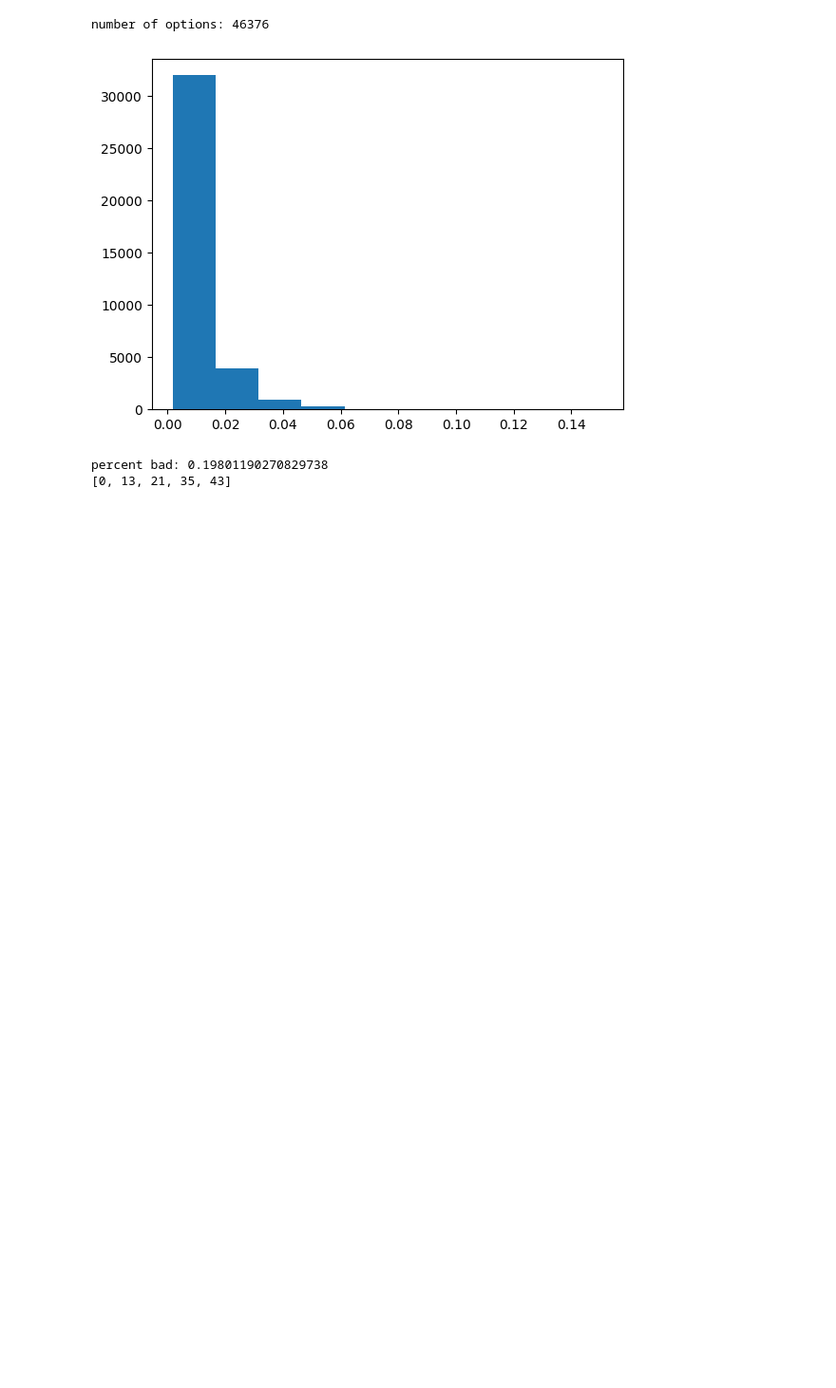
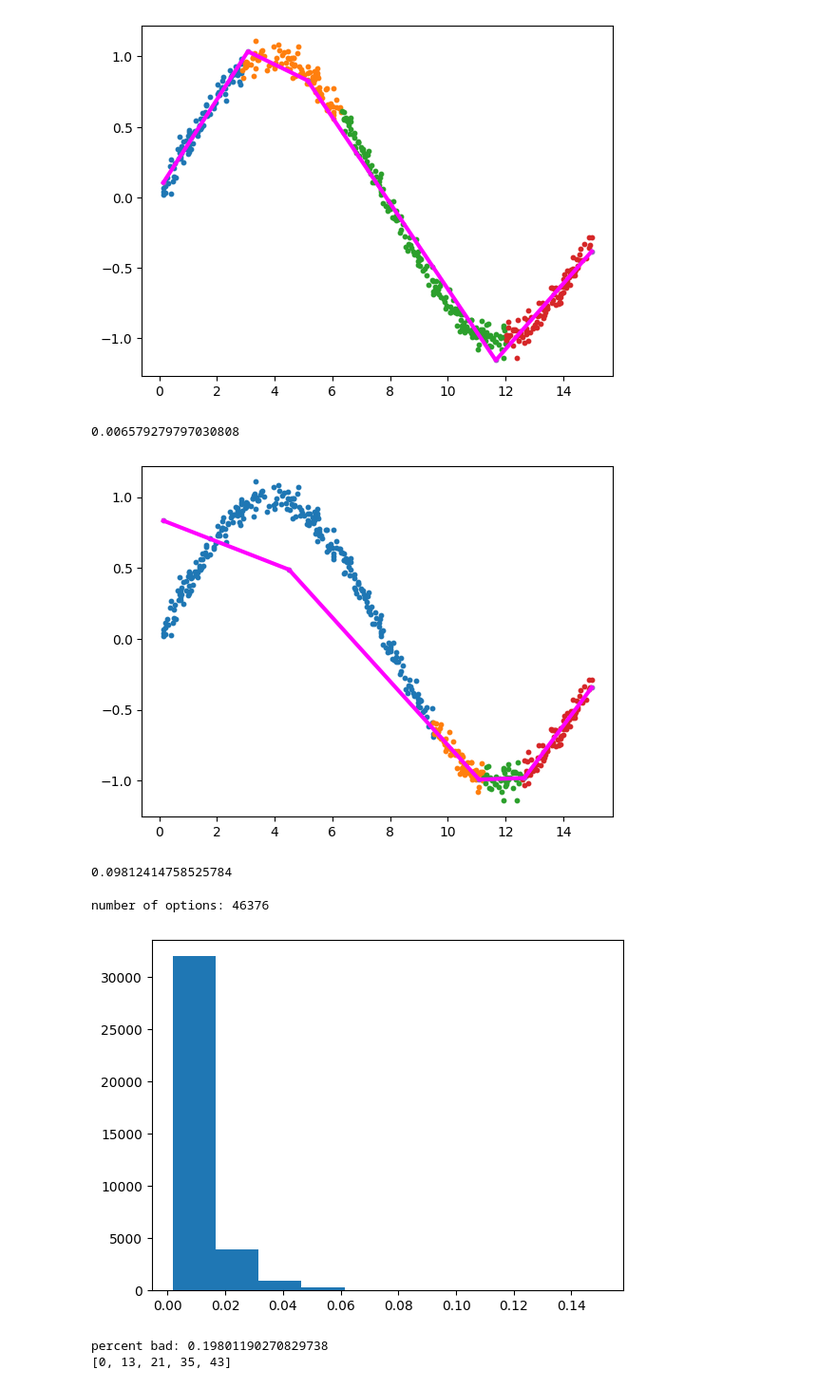
Before and after one commit to davebro1031/CS-506-Project, a Jupyter notebook: 1d_problem.ipynb, the cells around one changed output. Shown at 95% size. Cells and saved outputs as stored; diff of their text form; code cells hidden in the pictures; blank space fills up the shorter version.

```diff
--- a/1d_problem.ipynb
+++ b/1d_problem.ipynb
@@ -193,3 +201,24 @@ class SAMPLE:
+# %%
+s1 = SAMPLE(500, signal)
+# %%
+cluster = [0, 100, 200, 400]
+s1.plot_cluster(cluster)
+estimator = s1.cluster_fit(cluster)
+estimator.plot()
+plt.show()
+print(estimator.MSE_points(s1.xs,s1.ys))
+
+cluster = [0, 300, 370, 420]
+s1.plot_cluster(cluster)
+estimator = s1.cluster_fit(cluster)
+estimator.plot()
+plt.show()
+print(estimator.MSE_points(s1.xs,s1.ys))
+# %% [output]
+[figure, added]
+0.006579279797030808
+[figure, added]
+0.09812414758525784
 # %%
 sample = SAMPLE(50,signal)
 
```
Also changed, not shown: parts of 3 cells of this notebook, 1 other file.
